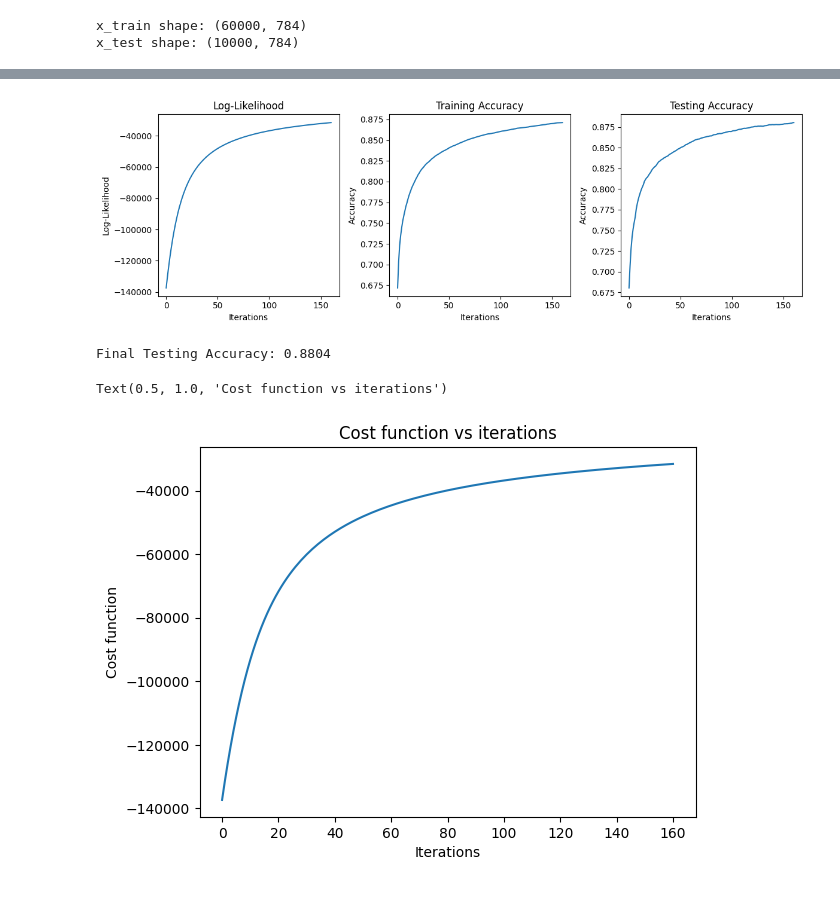
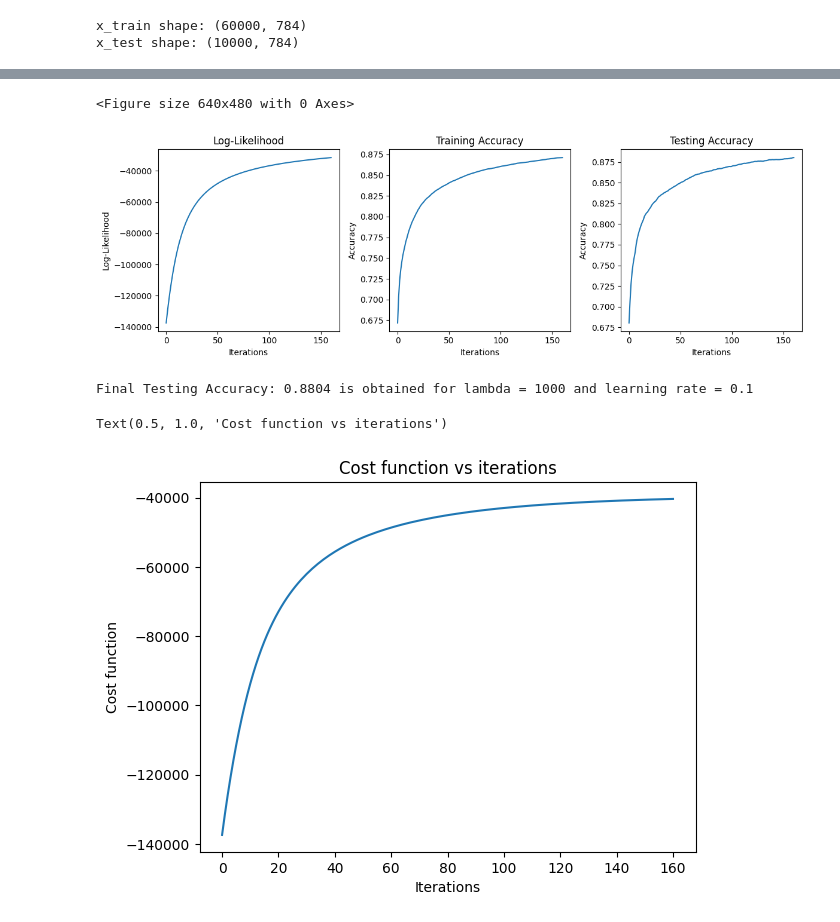
Before and after one commit to alkkuma1/MultinomialRegressionModelforClassification, a Jupyter notebook: MultinomialRegressionModelforClassification.ipynb, the cells around one changed output, grey strips where cells are left out. Cells and saved outputs as stored; diff of their text form; code cells hidden in the pictures.

Commit message:
Additional changes in formulas and added lambda

```diff
--- a/MultinomialRegressionModelforClassification.ipynb
+++ b/MultinomialRegressionModelforClassification.ipynb
@@ -128,6 +135,3 @@ print("x_test shape:", x_test.shape)
 # %% [output]
 x_train shape: (60000, 784)
 x_test shape: (10000, 784)
-# %%
-# Train the logistic regression classifier with modified stopping criteria
-theta, costs, loglikelihoods, train_accs, test_accs = gradient_ascent_logistic_regression(x_train, y_train, x_test, y_test, num_classes=10, eta=0.1, epsilon=0.01)
@@ -139,0 +138,30 @@ Convergence reached at iteration 160
+# %%
+# Train the logistic regression classifier with modified stopping criteria
+lrs = [0.1, 0.01, 0.001]
+lambdas = [1, 10, 100, 1000]
+for lam in lambdas:
+    print(f"Training with lambda = {lam}")
+    print("-------------------------------")
+    best_test_acc = 0
+    best_test_acc_lambda = 0
+    for lr in lrs:
+        print(f"Training with learning rate = {lr}")
+        theta, costs, loglikelihoods, train_accs, test_accs = gradient_ascent_logistic_regression(x_train, y_train, x_test, y_test, num_classes=10, eta=lr, epsilon=0.01, max_iters=1000, lam=lam)
+        if test_accs[-1] > best_test_acc:
+            best_test_acc = test_accs[-1]
+            best_lr = lr
+            best_loglikelihoods = loglikelihoods
+            best_train_accs = train_accs
+            best_test_accs = test_accs
+            best_theta = theta
+            best_costs = costs
+    if best_test_acc > best_test_acc_lambda:
+        best_test_acc_lambda = best_test_acc
+        best_loglikelihoods_lambda = best_loglikelihoods
+        best_train_accs_lambda = best_train_accs
+        best_test_accs_lambda = best_test_accs
+        best_theta_lambda = best_theta
+        best_costs_lambda = best_costs
+        best_lambda = lam
+    print(f"For lambda {lam}, Best learning rate: {best_lr}, Test Accuracy: {best_test_acc}")
+    print("-------------------------------")
@@ -140,44 +186,45 @@ Convergence reached at iteration 160
 # %%
 # Plotting
+plt.suptitle('Plots for best lambda and lr')
 plt.figure(figsize=(12, 4))
 
 # Plot 1: Cost value (log-likelihood)
 plt.subplot(1, 3, 1)
-plt.plot(loglikelihoods)
+plt.plot(best_loglikelihoods_lambda)
 plt.title('Log-Likelihood')
 plt.xlabel('Iterations')
 plt.ylabel('Log-Likelihood')
 
 # Plot 2: Training accuracy
 plt.subplot(1, 3, 2)
-plt.plot(train_accs)
+plt.plot(best_train_accs_lambda)
 plt.title('Training Accuracy')
 plt.xlabel('Iterations')
 plt.ylabel('Accuracy')
 
 # Plot 3: Testing accuracy
 plt.subplot(1, 3, 3)
-plt.plot(test_accs)
+plt.plot(best_test_accs_lambda)
 plt.title('Testing Accuracy')
 plt.xlabel('Iterations')
 plt.ylabel('Accuracy')
 
 plt.tight_layout()
 plt.show()
-
-# Final testing accuracy
-final_test_accuracy = test_accs[-1]
-print(f"Final Testing Accuracy: {final_test_accuracy}")
 # %% [output]
+<Figure size 640x480 with 0 Axes>
 [figure]
-Final Testing Accuracy: 0.8804
+# %%
+print(f"Final Testing Accuracy: {best_test_acc_lambda} is obtained for lambda = {best_lambda} and learning rate = {best_lr}")
+# %% [output]
+Final Testing Accuracy: 0.8804 is obtained for lambda = 1000 and learning rate = 0.1
 # %%
 plt.figsize=(8, 2)
-plt.plot(costs)
+plt.plot(best_costs_lambda)
 plt.title('Cost function')
 plt.xlabel('Iterations')
 plt.ylabel('Cost function')
 plt.title('Cost function vs iterations')
 # %% [output]
 Text(0.5, 1.0, 'Cost function vs iterations')
-[figure, old version]
+[figure, new version]
```
Also changed, not shown: parts of 10 cells of this notebook.
